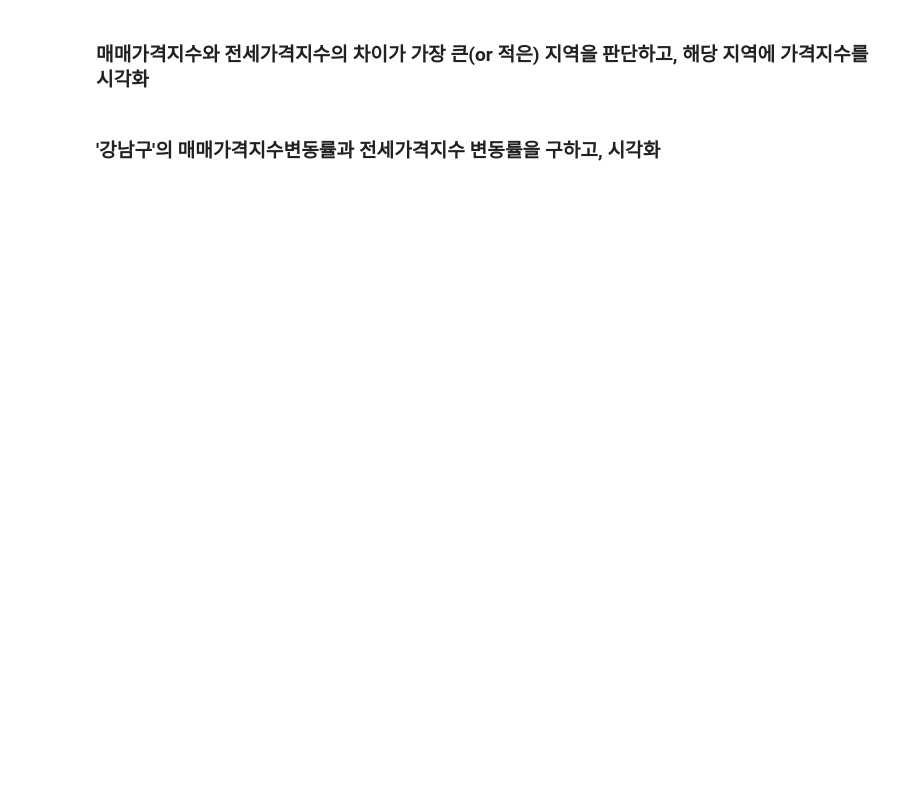
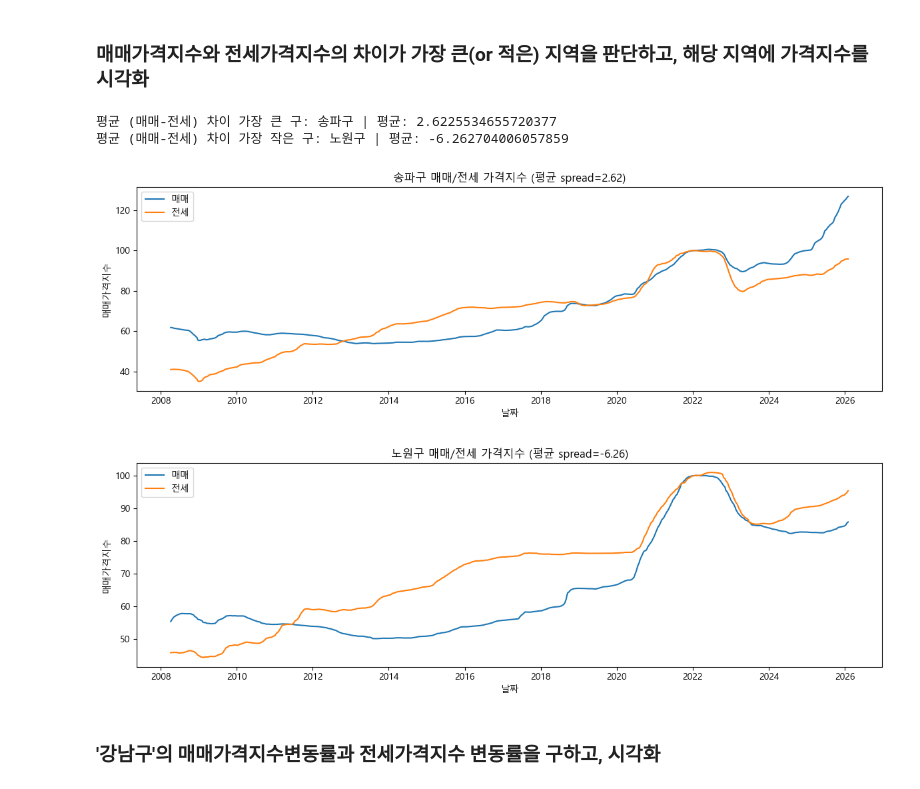
Before and after one commit to sungmin-kim310/hipython, a Jupyter notebook: 45_apt_price_data_analysis__skeleton.ipynb, the cells around one changed output. Drawn from its saved outputs; the diff is of its cells as text; code cells hidden in the pictures; blank space fills up the shorter version.

```diff
--- a/45_apt_price_data_analysis__skeleton.ipynb
+++ b/45_apt_price_data_analysis__skeleton.ipynb
@@ -332,2 +224,38 @@ ValueError: '강남구' 컬럼이 df_sale_seoul 또는 df_rent_seoul에 없습
+# %%
+# 코드를 작성하시오
+# 같은 날짜에서 (매매 - 전세) 차이(spread)를 구해서,
+# 평균 spread가 가장 큰/작은 구를 찾고, 해당 구의 시계열을 그린다.
+
+# 날짜를 맞춘 뒤 spread 계산
+common_idx = df_sale_seoul.index.intersection(df_rent_seoul.index)
+spread = df_sale_seoul.loc[common_idx] - df_rent_seoul.loc[common_idx]
+
+mean_spread = spread.mean().sort_values(ascending=False)
+max_gu = mean_spread.index[0]
+min_gu = mean_spread.index[-1]
+
+print("평균 (매매-전세) 차이 가장 큰 구:", max_gu, "| 평균:", mean_spread.iloc[0])
+print("평균 (매매-전세) 차이 가장 작은 구:", min_gu, "| 평균:", mean_spread.iloc[-1])
+
+def plot_two_index(gu):
+    tmp = pd.DataFrame({
+        "날짜": common_idx,
+        "매매가격지수": df_sale_seoul.loc[common_idx, gu].values,
+        "전세가격지수": df_rent_seoul.loc[common_idx, gu].values
+    }).dropna()
+    plt.figure(figsize=(12,4))
+    sns.lineplot(data=tmp, x="날짜", y="매매가격지수", label="매매")
+    sns.lineplot(data=tmp, x="날짜", y="전세가격지수", label="전세")
+    plt.title(f"{gu} 매매/전세 가격지수 (평균 spread={mean_spread[gu]:.2f})")
+    plt.tight_layout()
+    plt.show()
+
+plot_two_index(max_gu)
+plot_two_index(min_gu)
+# %% [output]
+평균 (매매-전세) 차이 가장 큰 구: 송파구 | 평균: 2.6225534655720377
+평균 (매매-전세) 차이 가장 작은 구: 노원구 | 평균: -6.262704006057859
+[figure, added]
+[figure, added]
 # %% [markdown]
 ### '강남구'의 매매가격지수변동률과 전세가격지수 변동률을 구하고, 시각화
```
Also changed, not shown: parts of 18 cells of this notebook.
